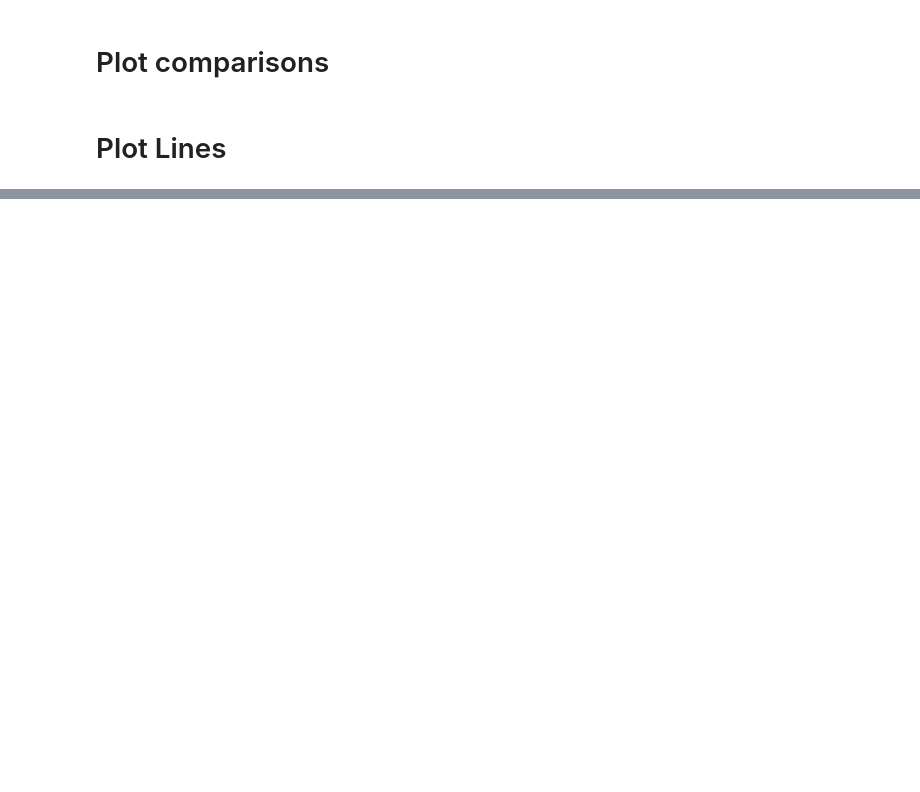
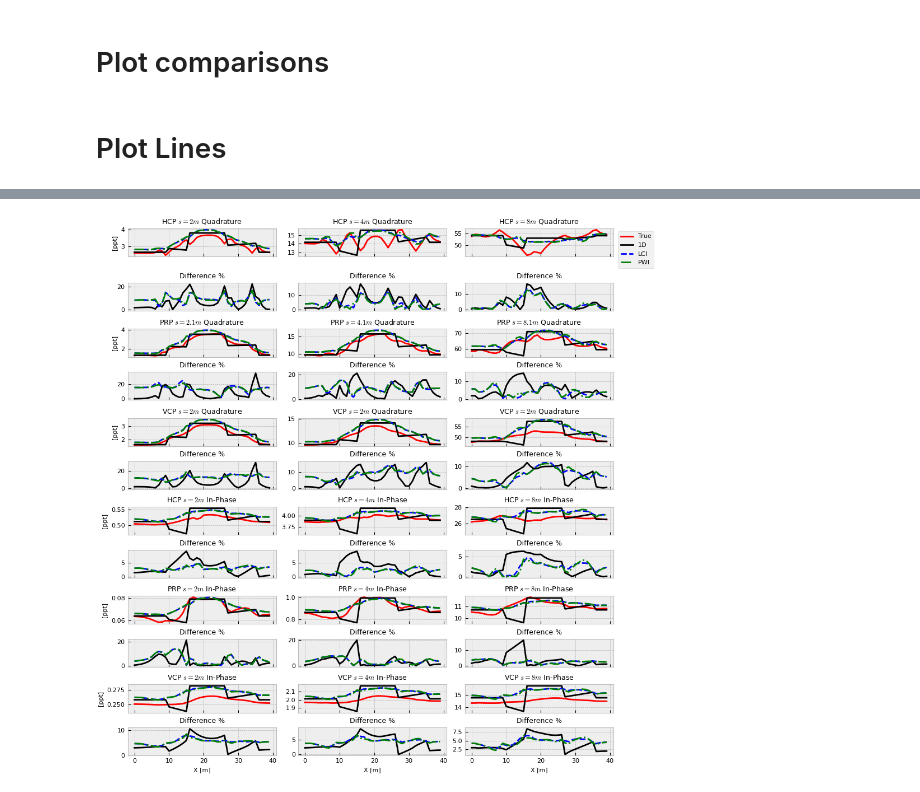
Before and after one commit to mariacarrizo/FDEM_LCI_PWI, a Jupyter notebook: Channel/PlotComparison.ipynb, the cells around one changed output, grey strips where cells are left out. Cells and saved outputs as stored; diff of their text form; code cells hidden in the pictures; blank space fills up the shorter version.

```diff
--- a/Channel/PlotComparison.ipynb
+++ b/Channel/PlotComparison.ipynb
@@ -246,0 +255,27 @@ plt.tight_layout()
+# %%
+data_true = np.load('data/data_3DChannel_nosort_new.npy')
+data_true = data_true.reshape((40, 40, 18))
+# %%
+# Forward the true model with 1D forward
+
+data_1D = np.zeros_like(data_true)
+
+for i in range(0,40):
+    for j in range(0,40):
+        data_1D[i,j] = FDEM1D(model_true[i,j,1:]/1000, model_true[i,j,0], height=0.15)
+
+# Forward the LCI estimated model
+
+data_LCI = np.zeros_like(data_true)
+
+for i in range(0,40):
+    for j in range(0,40):
+        data_LCI[i,j] = FDEM1D(model_LCI[i,j,1:]/1000, model_LCI[i,j,0], height=0.15)
+
+# Forward the PWI estimated model
+
+data_PWI = np.zeros_like(data_true)
+
+for i in range(0,40):
+    for j in range(0,40):
+        data_PWI[i,j] = FDEM1D(model_PW[i,j,1:]/1000, model_PW[i,j,0], height=0.15)
@@ -246,0 +337,5 @@ plt.tight_layout()
+# %%
+PlotDatas(data_true, data_1D, data_LCI, data_PWI, l=30)
+plt.savefig('figures/datafit_Channel_Line30.eps', format='eps')
+# %% [output]
+[figure, added]
```
Also changed, not shown: parts of 6 cells of this notebook, 1 other file.
